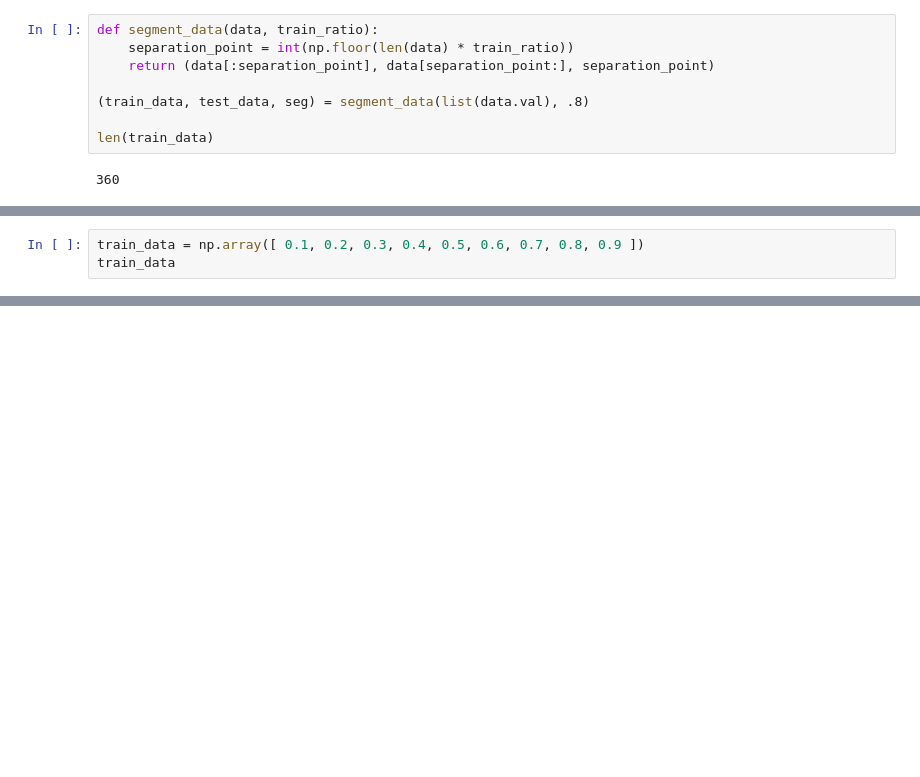
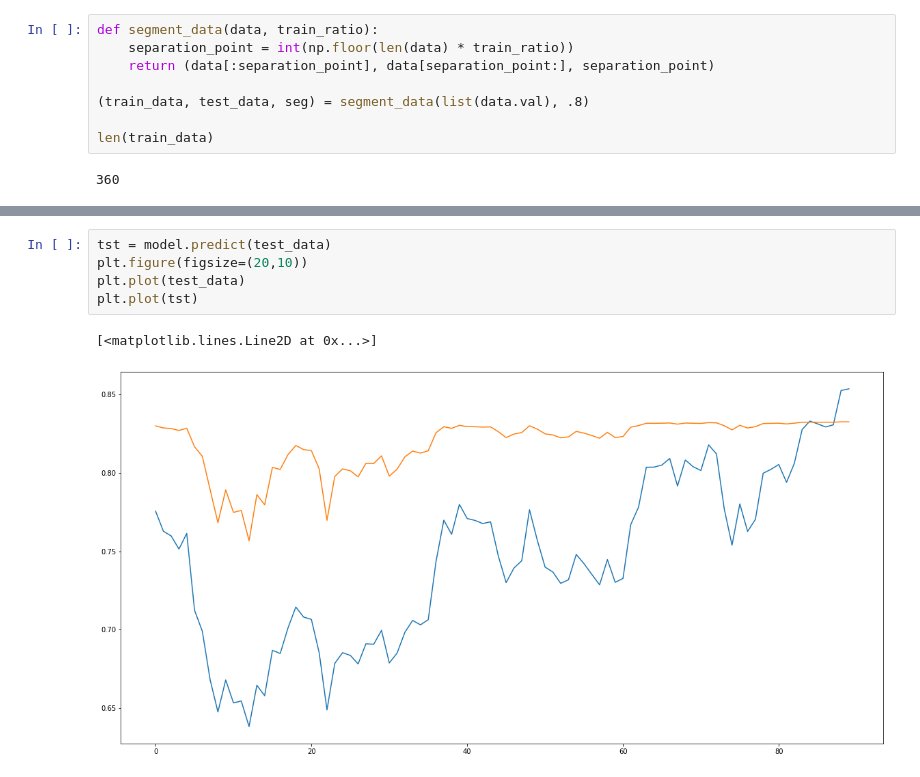
Before and after one commit to jafetimbre/verbose-projects, a Jupyter notebook: artificial-intelligence/rbf-stock-prec/rbf.ipynb, the cells around one changed output, grey strips where cells are left out. Drawn from its saved outputs; the diff is of its cells as text; blank space fills up the shorter version.

```diff
--- a/artificial-intelligence/rbf-stock-prec/rbf.ipynb
+++ b/artificial-intelligence/rbf-stock-prec/rbf.ipynb
@@ -83,3 +62,0 @@ array([0.07617343, 0.07449297, 0.07502973, 0.07472398, 0.07584051,
-# %%
-train_data = np.array([ 0.1, 0.2, 0.3, 0.4, 0.5, 0.6, 0.7, 0.8, 0.9 ])
-train_data
@@ -172,0 +189,8 @@ for step in range(100):
+# %%
+tst = model.predict(test_data)
+plt.figure(figsize=(20,10))
+plt.plot(test_data)
+plt.plot(tst)
+# %% [output]
+[<matplotlib.lines.Line2D at 0x...>]
+[figure, added]
```
Also changed, not shown: parts of 15 cells of this notebook.
